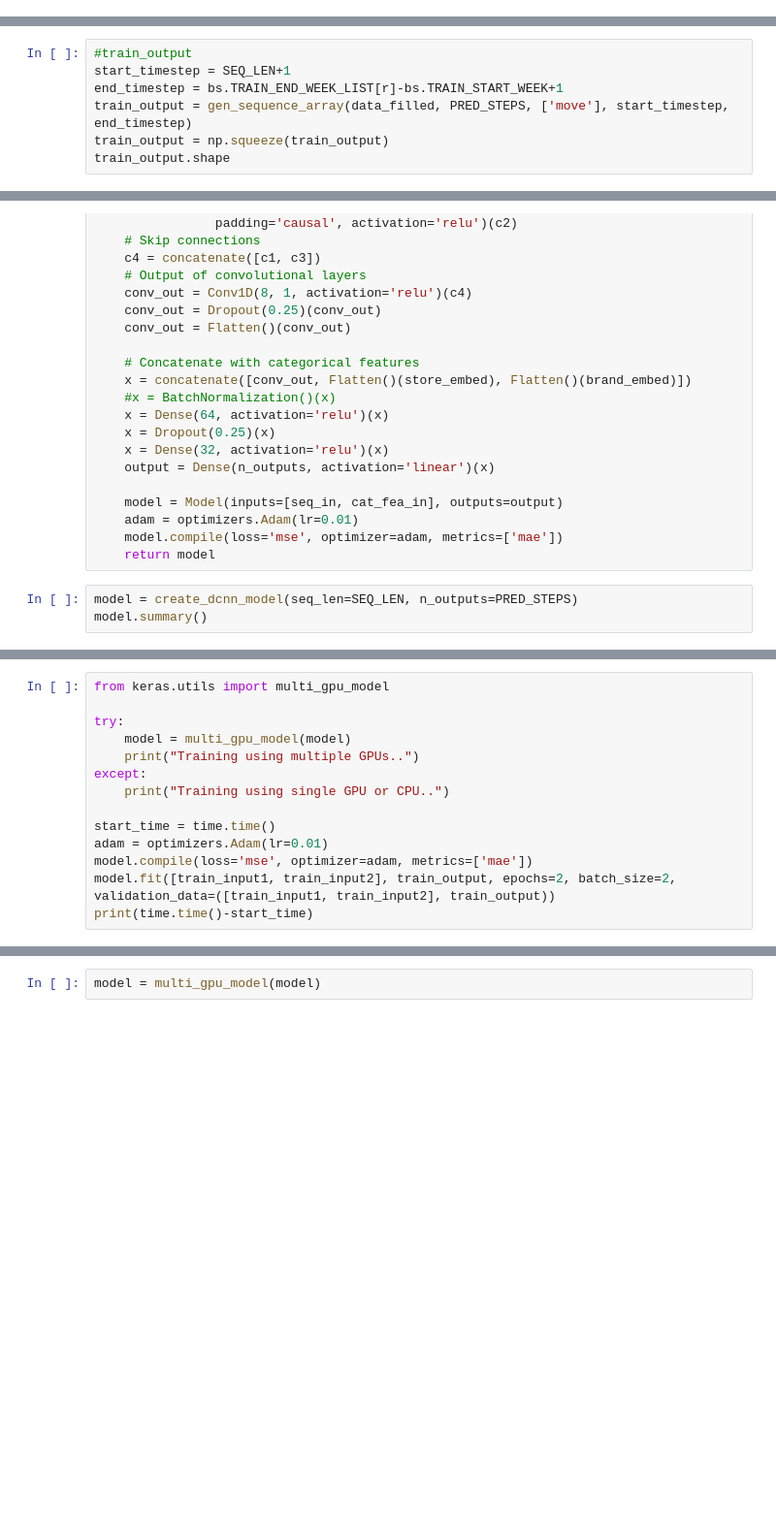
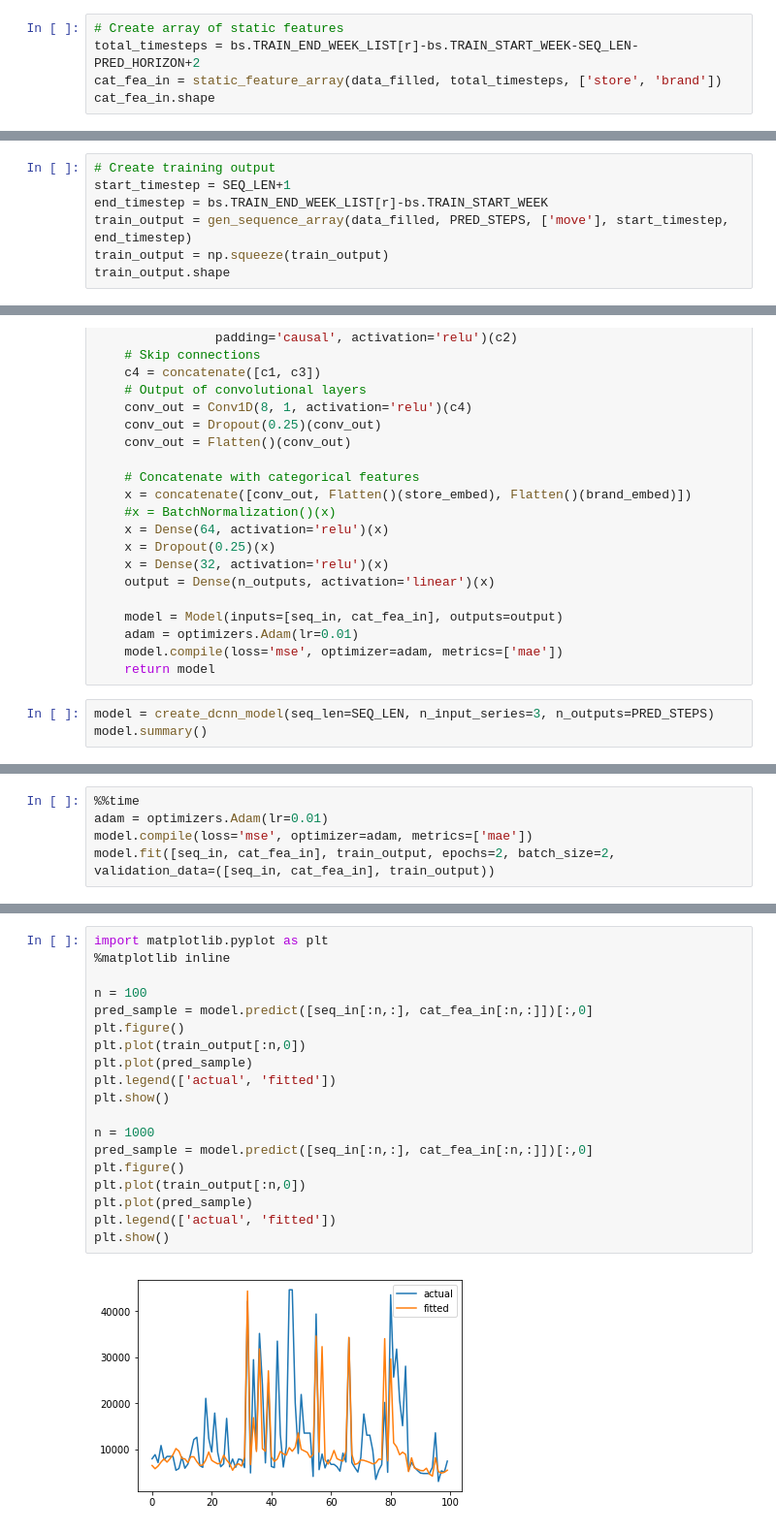
Before and after one commit to sdonohoo/forecasting, a Jupyter notebook: retail_sales/OrangeJuice_Pt_3Weeks_Weekly/submissions/DilatedCNN/train_score.ipynb, the cells around one changed output, grey strips where cells are left out. Shown at 97% size. Drawn from its saved outputs; the diff is of its cells as text; blank space fills up the shorter version.

Commit message:
Evaluated and visualized forecast results in the 1st round

```diff
--- a/retail_sales/OrangeJuice_Pt_3Weeks_Weekly/submissions/DilatedCNN/train_score.ipynb
+++ b/retail_sales/OrangeJuice_Pt_3Weeks_Weekly/submissions/DilatedCNN/train_score.ipynb
@@ -235,2 +237,7 @@ train_input.shape
 # %% [output]
 (78518, 8, 3)
+# %%
+# Create array of static features
+total_timesteps = bs.TRAIN_END_WEEK_LIST[r]-bs.TRAIN_START_WEEK-SEQ_LEN-PRED_HORIZON+2
+cat_fea_in = static_feature_array(data_filled, total_timesteps, ['store', 'brand'])
+cat_fea_in.shape
@@ -237,7 +246,7 @@ train_input.shape
 # %%
-#train_output
+# Create training output
 start_timestep = SEQ_LEN+1
-end_timestep = bs.TRAIN_END_WEEK_LIST[r]-bs.TRAIN_START_WEEK+1
+end_timestep = bs.TRAIN_END_WEEK_LIST[r]-bs.TRAIN_START_WEEK
 train_output = gen_sequence_array(data_filled, PRED_STEPS, ['move'], start_timestep, end_timestep)
 train_output = np.squeeze(train_output)
 train_output.shape
@@ -328,7 +291,7 @@ def create_dcnn_model(seq_len, kernel_size=2, n_filters=4, n_input_series=1, n_o
     model.compile(loss='mse', optimizer=adam, metrics=['mae'])
     return model
 # %%
-model = create_dcnn_model(seq_len=SEQ_LEN, n_outputs=PRED_STEPS)
+model = create_dcnn_model(seq_len=SEQ_LEN, n_input_series=3, n_outputs=PRED_STEPS)
 model.summary()
 # %% [output]
 __________________________________________________________________________________________________
@@ -357,14 +326,5 @@ np.mean(train_output)
 # %%
-from keras.utils import multi_gpu_model
-
-try:
-    model = multi_gpu_model(model)
-    print("Training using multiple GPUs..")
-except:
-    print("Training using single GPU or CPU..")
-
-start_time = time.time()
+%%time
 adam = optimizers.Adam(lr=0.01)
 model.compile(loss='mse', optimizer=adam, metrics=['mae'])
-model.fit([train_input1, train_input2], train_output, epochs=2, batch_size=2, validation_data=([train_input1, train_input2], train_output))
-print(time.time()-start_time)
+model.fit([seq_in, cat_fea_in], train_output, epochs=2, batch_size=2, validation_data=([seq_in, cat_fea_in], train_output))
@@ -371,2 +340,21 @@ print(time.time()-start_time)
-# %%
-model = multi_gpu_model(model)
+# %%
+import matplotlib.pyplot as plt
+%matplotlib inline
+
+n = 100
+pred_sample = model.predict([seq_in[:n,:], cat_fea_in[:n,:]])[:,0]
+plt.figure()
+plt.plot(train_output[:n,0])
+plt.plot(pred_sample)
+plt.legend(['actual', 'fitted'])
+plt.show()
+
+n = 1000
+pred_sample = model.predict([seq_in[:n,:], cat_fea_in[:n,:]])[:,0]
+plt.figure()
+plt.plot(train_output[:n,0])
+plt.plot(pred_sample)
+plt.legend(['actual', 'fitted'])
+plt.show()
+# %% [output]
+[figure, added]
```
Also changed, not shown: parts of 31 cells of this notebook.
